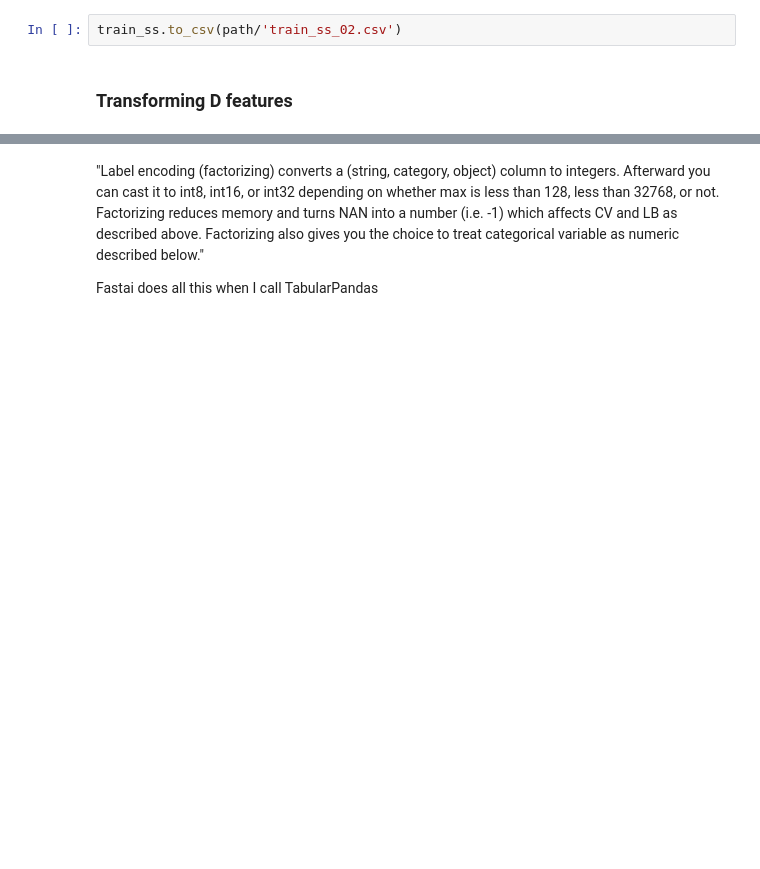
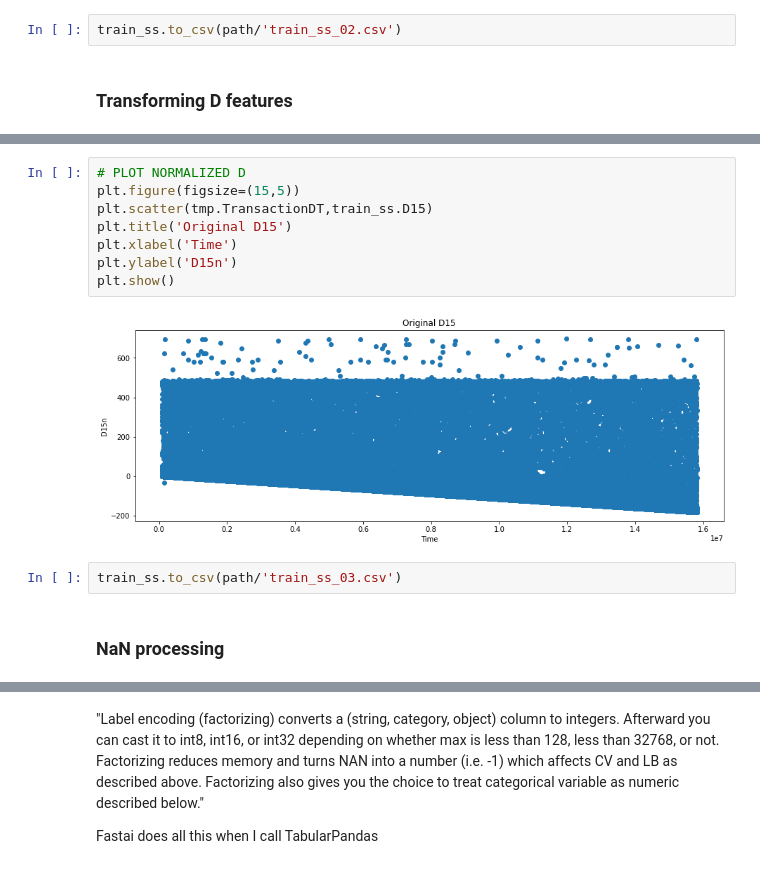
Before and after one commit to BoronII/fraud-detection-pytorch-scikit-fastai, a Jupyter notebook: 06_Feature engineering.ipynb, the cells around one changed output, grey strips where cells are left out. Saved outputs shown, nothing was run; the diff lists cells and outputs as text; blank space fills up the shorter version.

Commit message:
Eng: Normalization of D cols, Label encoding, NaN processing

```diff
--- a/06_Feature engineering.ipynb
+++ b/06_Feature engineering.ipynb
@@ -128,0 +147,14 @@ train_ss.to_csv(path/'train_ss_02.csv')
+# %%
+# PLOT NORMALIZED D
+plt.figure(figsize=(15,5))
+plt.scatter(tmp.TransactionDT,train_ss.D15)
+plt.title('Original D15')
+plt.xlabel('Time')
+plt.ylabel('D15n')
+plt.show()
+# %% [output]
+[figure, added]
+# %%
+train_ss.to_csv(path/'train_ss_03.csv')
+# %% [markdown]
+### NaN processing
```
Also changed, not shown: parts of 15 cells of this notebook, 2 other files.
